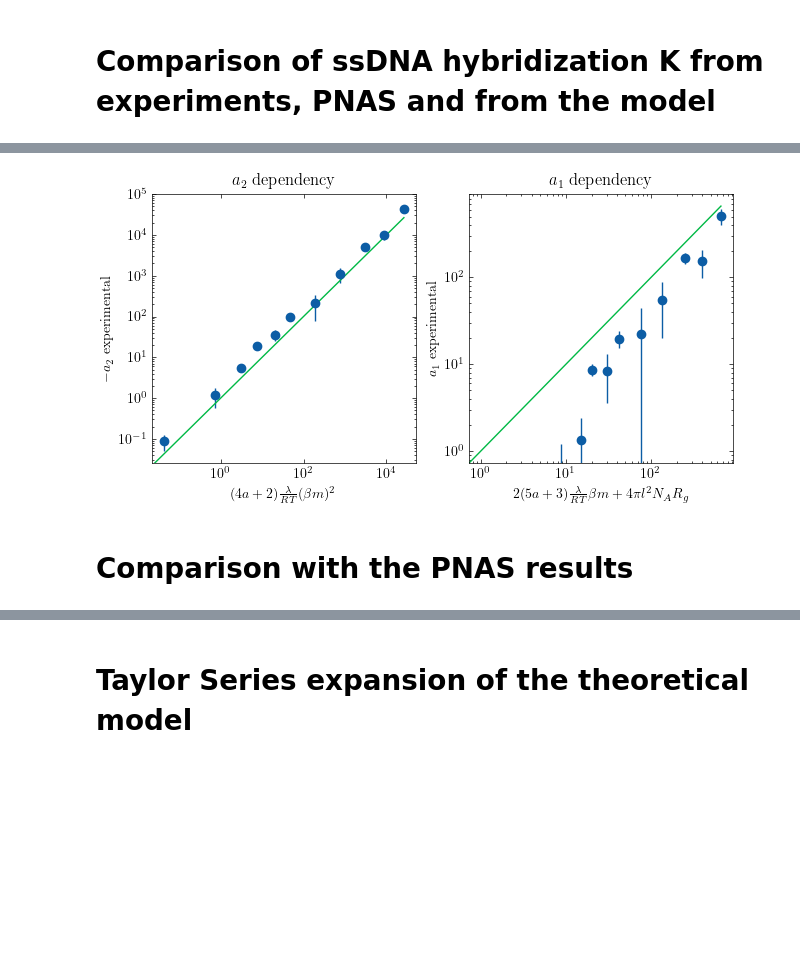
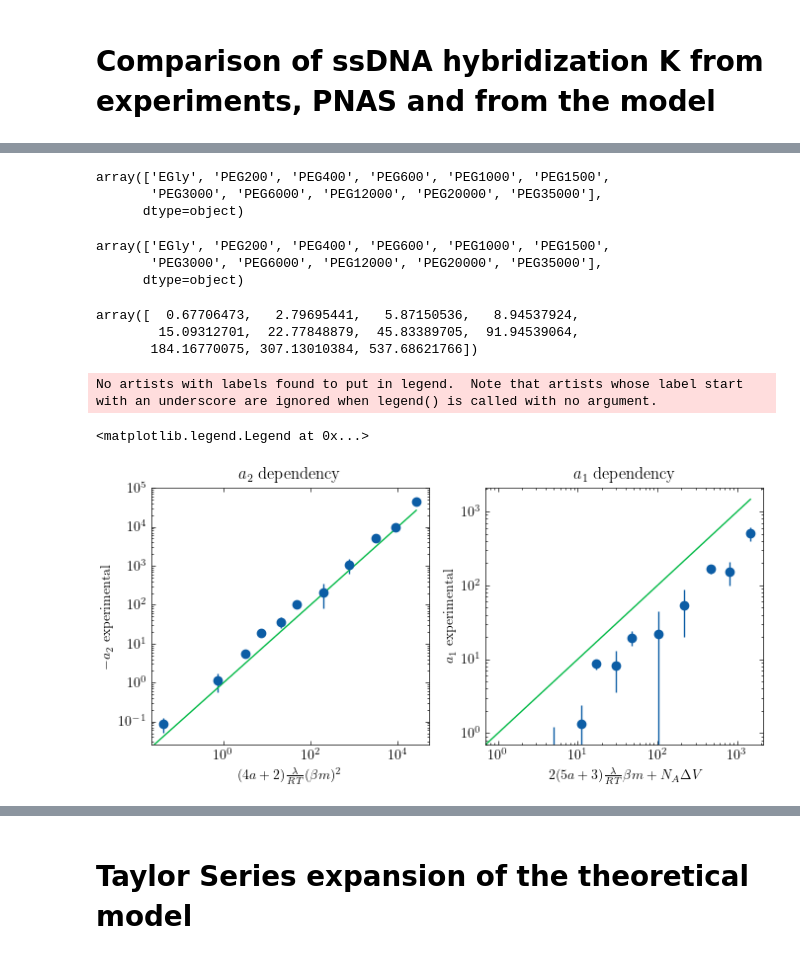
Before and after one commit to antonilis/molecular_crowding, a Jupyter notebook: analysis.ipynb, the cells around one changed output, grey strips where cells are left out. Cells and saved outputs as stored; diff of their text form; code cells hidden in the pictures; blank space fills up the shorter version.

Commit message:
Changed the fitting of the equillibrium constant of the PEG-Na complexation.

```diff
--- a/analysis.ipynb
+++ b/analysis.ipynb
@@ -19,4 +15,4 @@ plt.style.use('science')
 # %%
 import sodium_crowder_equilibrium_constant as scec
 
-data, raw_data, D_Na0, final_values =  scec.calc_sodium_crowder_eq_constant()
+data, raw_data, D_Na0 =  scec.calc_sodium_crowder_eq_constant()
@@ -308,0 +329,5 @@ theory_data
+# %%
+electrostatic, _ = uts.get_float_uncertainty(theory_data['theory a1 electrostatic'][0] * fitted_parameters['No_mono'])
+experimental_data['V_excl [nm3]'] = K_dependency.calc_interlap_volume(experimental_data['Rg_[nm]'], uts.Rg_ssDNA, phi=1)
+depletion = experimental_data['V_excl [nm3]'].unique() * 10**(-24) * uts.Na
+crowders = fitted_parameters['crowder'].unique()
@@ -309,36 +349,62 @@ theory_data
+# %%
+fitted_parameters['crowder'].unique()
+# %% [output]
+array(['EGly', 'PEG200', 'PEG400', 'PEG600', 'PEG1000', 'PEG1500',
+       'PEG3000', 'PEG6000', 'PEG12000', 'PEG20000', 'PEG35000'],
+      dtype=object)
+# %%
+experimental_data['crowder'].unique()
+# %% [output]
+array(['EGly', 'PEG200', 'PEG400', 'PEG600', 'PEG1000', 'PEG1500',
+       'PEG3000', 'PEG6000', 'PEG12000', 'PEG20000', 'PEG35000'],
+      dtype=object)
+# %%
+electrostatic
+# %% [output]
+array([  0.67706473,   2.79695441,   5.87150536,   8.94537924,
+        15.09312701,  22.77848879,  45.83389705,  91.94539064,
+       184.16770075, 307.13010384, 537.68621766])
 # %%
 with plt.style.context(['science']):
-    fig, axs = plt.subplots(1, 2, figsize=(7.5, 3.5))
+    fig, axs = plt.subplots(1, 2, figsize=(7, 3.5))
 
-    a2, a2_error = uts.get_float_uncertainty(experimental_data['a2'])
+    a2, a2_error = uts.get_float_uncertainty(fitted_parameters['a2'])
     a2 *= -1
-    a2_x = -1 * theory_data['theory a2m'][0] * experimental_data['No_mono']**2
+    a2_x = -1 * theory_data['theory a2m'][0] * fitted_parameters['No_mono']**2
     a2_x_value, _ = uts.get_float_uncertainty(a2_x)
 
     axs[0].errorbar(a2_x_value, a2, yerr=a2_error, fmt='o')
     axs[0].plot(np.arange(a2_x_value[-1]), np.arange(a2_x_value[-1]))
     axs[0].set_yscale('log')
     axs[0].set_xscale('log')
     axs[0].set_ylabel(r'$-a_2$ experimental')
     axs[0].set_xlabel(r'$(4a + 2) \frac{\lambda}{RT} (\beta m)^2$')
     axs[0].set_title(r'$a_2$ dependency')
 
 
-    a1, a1_error = uts.get_float_uncertainty(experimental_data['a1'])
-    a1_x = theory_data['theory a1 monomer'][0] * experimental_data['No_mono'] + theory_data['theory a1 Rg'][0] * experimental_data['Rg_[nm]'] * 10**(-24)
-    a1_x_value, _ = uts.get_float_uncertainty(a1_x)
+    a1, a1_error = uts.get_float_uncertainty(fitted_parameters['a1'])
+    a1_x = depletion + electrostatic
 
-    axs[1].errorbar(a1_x_value, a1, yerr=a1_error, fmt='o')
-    axs[1].plot(np.arange(a1_x_value[-1]), np.arange(a1_x_value[-1]))
+    axs[1].errorbar(a1_x, a1, yerr=a1_error, fmt='o')
+    axs[1].plot(np.arange(a1_x[-1]), np.arange(a1_x[-1]))
     axs[1].plot()
     axs[1].set_yscale('log')
     axs[1].set_xscale('log')
     axs[1].set_ylabel(r'$a_1$ experimental')
-    axs[1].set_xlabel(r'$2(5a + 3) \frac{\lambda}{RT} \beta m + 4 \pi l^2 N_A R_g$')
+    axs[1].set_xlabel(r'$2(5a + 3) \frac{\lambda}{RT} \beta m + N_A \Delta V$')
     axs[1].set_title(r'$a_1$ dependency')
 
-    plt.savefig('a1_a2_dependency.pdf', format='pdf', bbox_inches='tight')
+    # crowders = fitted_parameters['crowder'].unique()
+    # total = electrostatic + depletion
+    # axs[2].bar(crowders, electrostatic/total, label='electrostatic interaction', color='skyblue')
+    # axs[2].bar(crowders, depletion/total, bottom=electrostatic/total, label='depletion', color='orange')
+    # axs[2].set_xticklabels(fitted_parameters['crowder'], rotation=45, ha='right')
+
+
+plt.tight_layout()
+plt.legend()
+    #plt.savefig('a1_a2_dependency.pdf', format='pdf', bbox_inches='tight')
 # %% [output]
+No artists with labels found to put in legend.  Note that artists whose label start with an underscore are ignored when legend() is called with no argument.
+<matplotlib.legend.Legend at 0x...>
-[figure, old version]
+[figure, new version]
-# %% [markdown]
-# Comparison with the PNAS results
```
Also changed, not shown: parts of 43 cells of this notebook, 18 other files.
